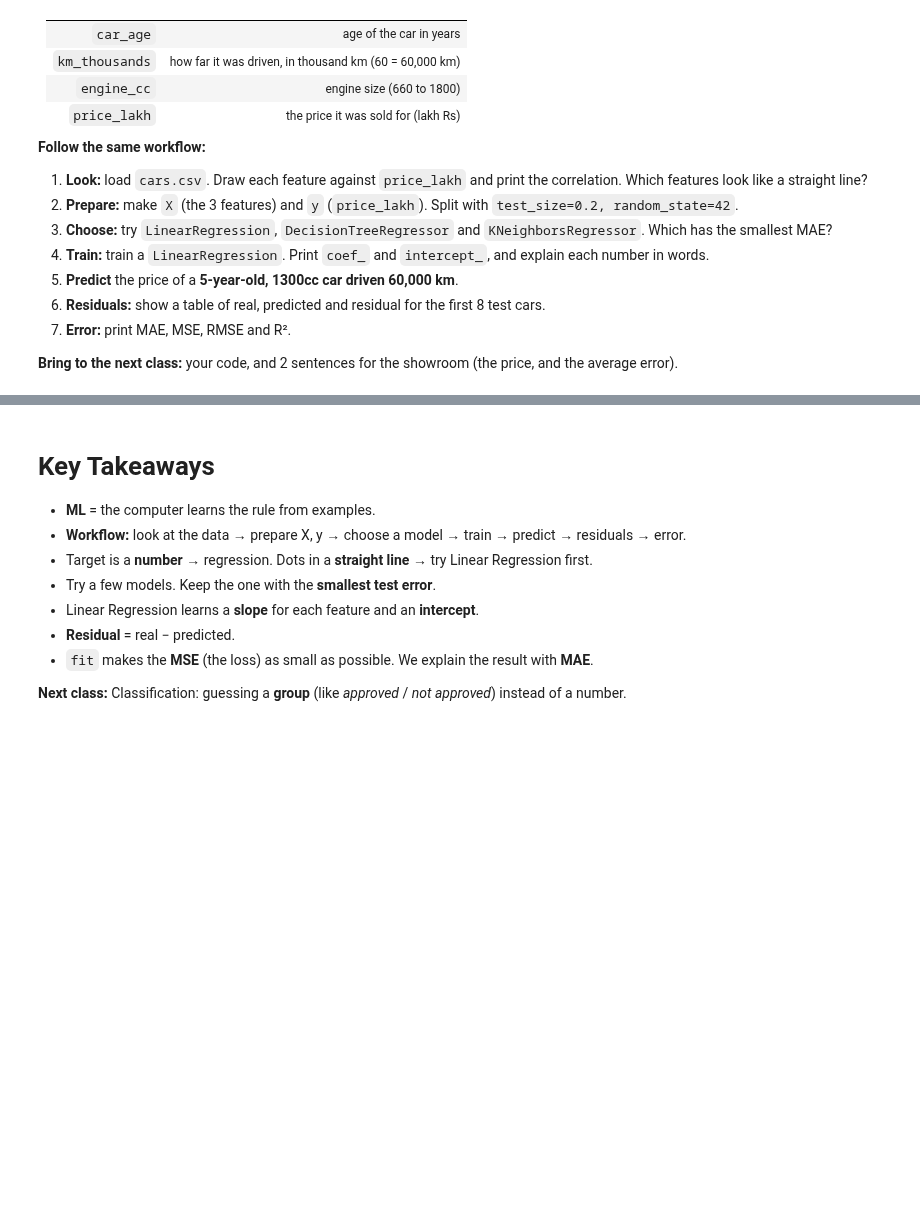
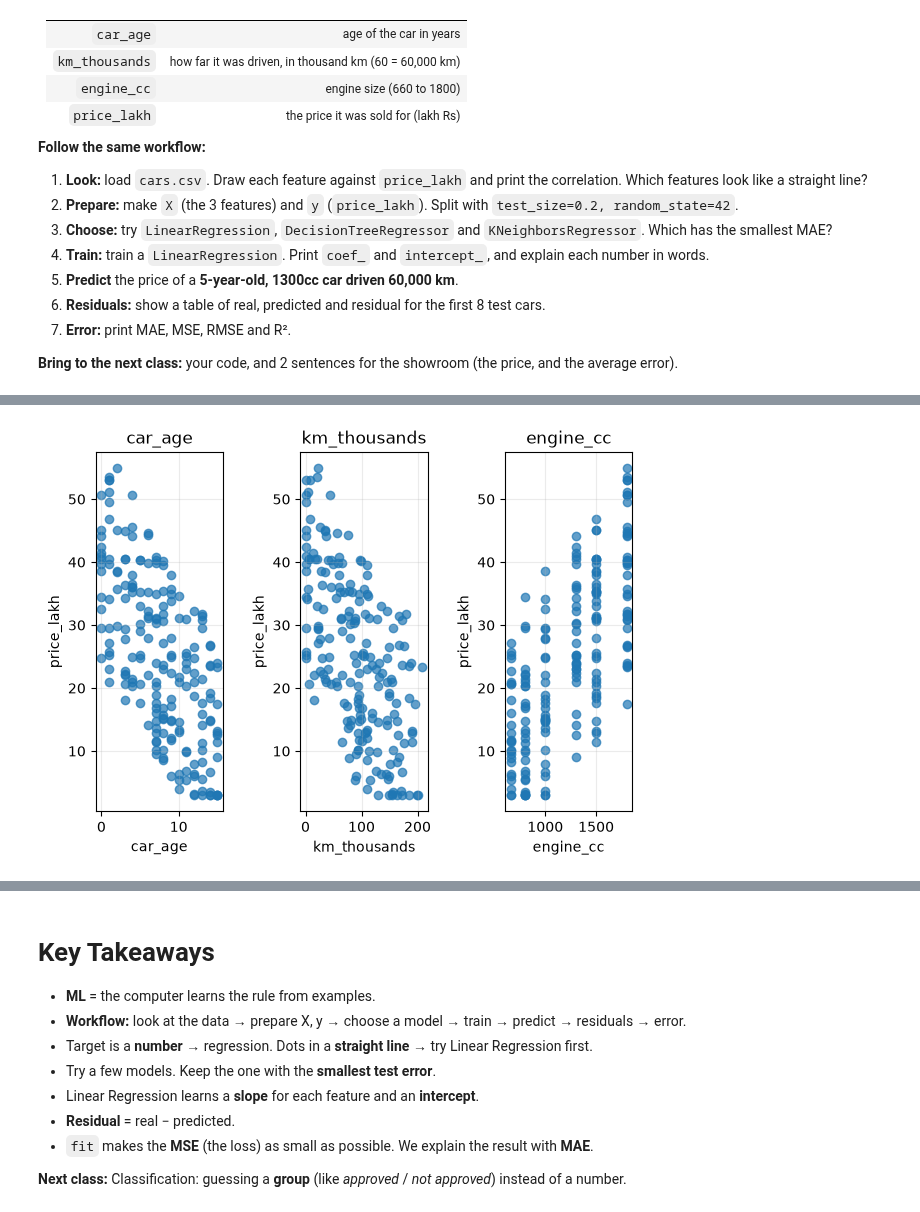
Before and after one commit to faizansakhi/Python-for-AI, a Jupyter notebook: notebooks/Week 4/Day 18/Day_18_ML_Workflow_Linear_Regression.ipynb, the cells around one changed output, grey strips where cells are left out. Cells and saved outputs as stored; diff of their text form; code cells hidden in the pictures; blank space fills up the shorter version.

```diff
--- a/notebooks/Week 4/Day 18/Day_18_ML_Workflow_Linear_Regression.ipynb
+++ b/notebooks/Week 4/Day 18/Day_18_ML_Workflow_Linear_Regression.ipynb
@@ -591,0 +590,95 @@ A used-car showroom in Karachi asks: *"Can you suggest a fair price for a used c
+# %%
+# Complete solution: used-car price prediction
+import pandas as pd
+import matplotlib.pyplot as plt
+from sklearn.model_selection import train_test_split
+from sklearn.linear_model import LinearRegression
+from sklearn.tree import DecisionTreeRegressor
+from sklearn.neighbors import KNeighborsRegressor
+from sklearn.metrics import mean_absolute_error, mean_squared_error, r2_score
+
+# 1. Look at the data
+cars = pd.read_csv("cars.csv")
+features = ["car_age", "km_thousands", "engine_cc"]
+target = "price_lakh"
+
+print(cars.shape)
+print(cars.head())
+print("\nCorrelations with price_lakh:")
+print(cars[features + [target]].corr()[target].round(2))
+
+fig, axes = plt.subplots(1, 3, fig)
+for ax, feature in zip(axes, features):
+    ax.scatter(cars[feature], cars[target], alpha=0.7)
+    ax.set_title(feature)
+    ax.set_xlabel(feature)
+    ax.set_ylabel("price_lakh")
+    ax.grid(alpha=0.25)
+plt.tight_layout()
+plt.show()
+
+# 2. Prepare X and y, then split the data
+X = cars[features]
+y = cars[target]
+X_train, X_test, y_train, y_test = train_test_split(
+    X, y, test_size=0.2, random_state=42
+)
+
+# 3. Choose: compare three regression models using test MAE
+models = {
+    "Linear Regression": LinearRegression(),
+    "Decision Tree": DecisionTreeRegressor(max_depth=5, random_state=42),
+    "K-Nearest Neighbors": KNeighborsRegressor(n_neighbors=5),
+}
+model_errors = {}
+for name, candidate in models.items():
+    candidate.fit(X_train, y_train)
+    model_errors[name] = mean_absolute_error(y_test, candidate.predict(X_test))
+
+print("\nTest MAE comparison (lower is better):")
+for name, error in sorted(model_errors.items(), key=lambda item: item[1]):
+    print(f"{name}: {error:.1f} lakh")
+
+# 4. Train the requested Linear Regression model
+model = LinearRegression()
+model.fit(X_train, y_train)
+print("\nLinear Regression coefficients:")
+print(pd.Series(model.coef_, index=features).round(3))
+print(f"Intercept: {model.intercept_:.3f} lakh")
+print("A coefficient is the predicted price change (lakh Rs) for a one-unit feature increase, keeping other features fixed.")
+print("The intercept is the model's starting price when all three feature values are zero.")
+
+# 5. Predict a 5-year-old, 1300cc car driven 60,000 km
+new_car = pd.DataFrame({
+    "car_age": [5],
+    "km_thousands": [60],
+    "engine_cc": [1300],
+})
+new_price = model.predict(new_car)[0]
+print(f"\nPredicted price for the new car: {new_price:.1f} lakh Rs")
+
+# 6. Residuals for the first 8 test cars
+predictions = model.predict(X_test)
+residuals = y_test.to_numpy() - predictions
+residual_table = X_test.copy()
+residual_table["real_price"] = y_test.to_numpy()
+residual_table["predicted_price"] = predictions
+residual_table["residual"] = residuals
+print("\nFirst 8 test-car residuals:")
+print(residual_table[["real_price", "predicted_price", "residual"]].head(8).round(1).to_string())
+
+# 7. Measure the error
+mae = mean_absolute_error(y_test, predictions)
+mse = mean_squared_error(y_test, predictions)
+rmse = mse ** 0.5
+r2 = r2_score(y_test, predictions)
+print("\nLinear Regression test metrics:")
+print(f"MAE : {mae:.1f} lakh")
+print(f"MSE : {mse:.1f} lakh^2")
+print(f"RMSE: {rmse:.1f} lakh")
+print(f"R^2 : {r2:.2f}")
+
+print("\nShowroom message:")
+print(f"A fair estimated price for this car is about {new_price:.1f} lakh Rs.")
+print(f"The model's average test error is about {mae:.1f} lakh Rs (MAE).")
+# %% [output]
@@ -591,0 +699 @@ A used-car showroom in Karachi asks: *"Can you suggest a fair price for a used c
+[figure, added]
```
Also changed, not shown: parts of 2 cells of this notebook.
